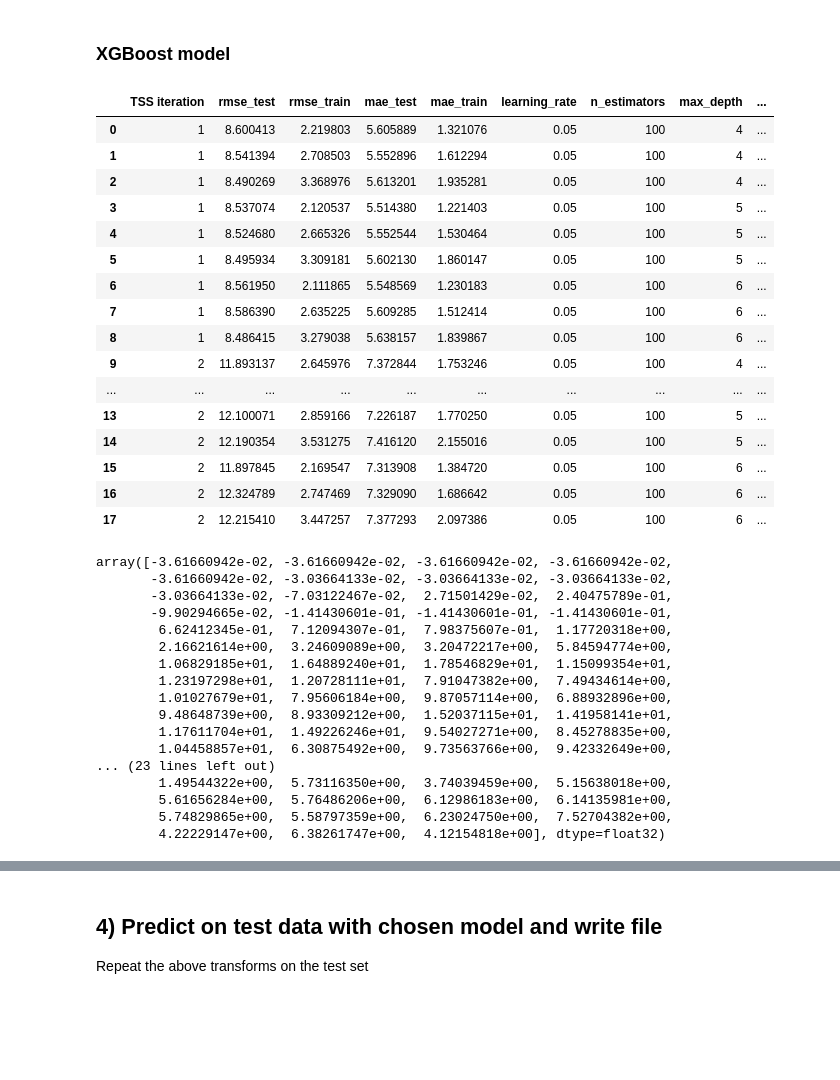
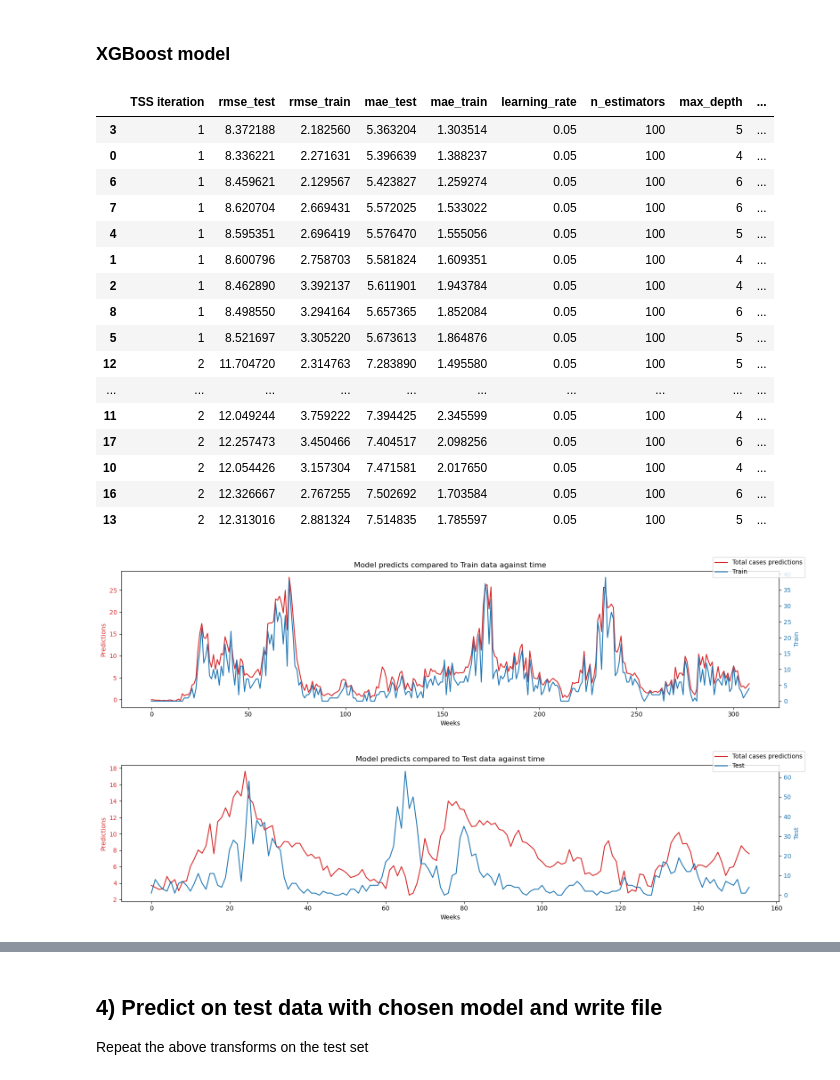
Before and after one commit to chepildev/Compet-DSR-one, a Jupyter notebook: Presentation.ipynb, the cells around one changed output, grey strips where cells are left out. Drawn from its saved outputs; the diff is of its cells as text; code cells hidden in the pictures; blank space fills up the shorter version.

```diff
--- a/Presentation.ipynb
+++ b/Presentation.ipynb
@@ -242,49 +242,42 @@ feature_importances.sort_values(ascending=False).plot.bar()
 # %%
 # XG boost model for iq
 X, y = X_iq, y_iq
-score, plots = tm.xg_model(X, y)
-score
+score_iq, plots_iq = tm.xg_model(X, y)
+score_iq.sort_values(by='mae_test', ascending=True)
 # %% [output]
 |  | TSS iteration | rmse_test | rmse_train | mae_test | mae_train | learning_rate | n_estimators | max_depth | ... |
-| 0 | 1 | 8.600413 | 2.219803 | 5.605889 | 1.321076 | 0.05 | 100 | 4 | ... |
-| 1 | 1 | 8.541394 | 2.708503 | 5.552896 | 1.612294 | 0.05 | 100 | 4 | ... |
-| 2 | 1 | 8.490269 | 3.368976 | 5.613201 | 1.935281 | 0.05 | 100 | 4 | ... |
-| 3 | 1 | 8.537074 | 2.120537 | 5.514380 | 1.221403 | 0.05 | 100 | 5 | ... |
-| 4 | 1 | 8.524680 | 2.665326 | 5.552544 | 1.530464 | 0.05 | 100 | 5 | ... |
-| 5 | 1 | 8.495934 | 3.309181 | 5.602130 | 1.860147 | 0.05 | 100 | 5 | ... |
-| 6 | 1 | 8.561950 | 2.111865 | 5.548569 | 1.230183 | 0.05 | 100 | 6 | ... |
-| 7 | 1 | 8.586390 | 2.635225 | 5.609285 | 1.512414 | 0.05 | 100 | 6 | ... |
-| 8 | 1 | 8.486415 | 3.279038 | 5.638157 | 1.839867 | 0.05 | 100 | 6 | ... |
-| 9 | 2 | 11.893137 | 2.645976 | 7.372844 | 1.753246 | 0.05 | 100 | 4 | ... |
+| 3 | 1 | 8.372188 | 2.182560 | 5.363204 | 1.303514 | 0.05 | 100 | 5 | ... |
+| 0 | 1 | 8.336221 | 2.271631 | 5.396639 | 1.388237 | 0.05 | 100 | 4 | ... |
+| 6 | 1 | 8.459621 | 2.129567 | 5.423827 | 1.259274 | 0.05 | 100 | 6 | ... |
+| 7 | 1 | 8.620704 | 2.669431 | 5.572025 | 1.533022 | 0.05 | 100 | 6 | ... |
+| 4 | 1 | 8.595351 | 2.696419 | 5.576470 | 1.555056 | 0.05 | 100 | 5 | ... |
+| 1 | 1 | 8.600796 | 2.758703 | 5.581824 | 1.609351 | 0.05 | 100 | 4 | ... |
+| 2 | 1 | 8.462890 | 3.392137 | 5.611901 | 1.943784 | 0.05 | 100 | 4 | ... |
+| 8 | 1 | 8.498550 | 3.294164 | 5.657365 | 1.852084 | 0.05 | 100 | 6 | ... |
+| 5 | 1 | 8.521697 | 3.305220 | 5.673613 | 1.864876 | 0.05 | 100 | 5 | ... |
+| 12 | 2 | 11.704720 | 2.314763 | 7.283890 | 1.495580 | 0.05 | 100 | 5 | ... |
 | ... | ... | ... | ... | ... | ... | ... | ... | ... | ... |
-| 13 | 2 | 12.100071 | 2.859166 | 7.226187 | 1.770250 | 0.05 | 100 | 5 | ... |
-| 14 | 2 | 12.190354 | 3.531275 | 7.416120 | 2.155016 | 0.05 | 100 | 5 | ... |
-| 15 | 2 | 11.897845 | 2.169547 | 7.313908 | 1.384720 | 0.05 | 100 | 6 | ... |
-| 16 | 2 | 12.324789 | 2.747469 | 7.329090 | 1.686642 | 0.05 | 100 | 6 | ... |
-| 17 | 2 | 12.215410 | 3.447257 | 7.377293 | 2.097386 | 0.05 | 100 | 6 | ... |
+| 11 | 2 | 12.049244 | 3.759222 | 7.394425 | 2.345599 | 0.05 | 100 | 4 | ... |
+| 17 | 2 | 12.257473 | 3.450466 | 7.404517 | 2.098256 | 0.05 | 100 | 6 | ... |
+| 10 | 2 | 12.054426 | 3.157304 | 7.471581 | 2.017650 | 0.05 | 100 | 4 | ... |
+| 16 | 2 | 12.326667 | 2.767255 | 7.502692 | 1.703584 | 0.05 | 100 | 6 | ... |
+| 13 | 2 | 12.313016 | 2.881324 | 7.514835 | 1.785597 | 0.05 | 100 | 5 | ... |
 # %%
-y_pred = plots[0]['pred_train']
-y = plots[0]['y_train']
+row = 12
+y_pred = plots_iq[row]['pred_train']
+y = plots_iq[row]['y_train']
 test_or_train = 'Train'
-dv.plot_train_test(data, y, feature:, test_or_train=test_or_train)
+dv.plot_train_test(y_pred, y, test_or_train=test_or_train)
 # %% [output]
-array([-3.61660942e-02, -3.61660942e-02, -3.61660942e-02, -3.61660942e-02,
-       -3.61660942e-02, -3.03664133e-02, -3.03664133e-02, -3.03664133e-02,
-       -3.03664133e-02, -7.03122467e-02,  2.71501429e-02,  2.40475789e-01,
-       -9.90294665e-02, -1.41430601e-01, -1.41430601e-01, -1.41430601e-01,
-        6.62412345e-01,  7.12094307e-01,  7.98375607e-01,  1.17720318e+00,
-        2.16621614e+00,  3.24609089e+00,  3.20472217e+00,  5.84594774e+00,
-        1.06829185e+01,  1.64889240e+01,  1.78546829e+01,  1.15099354e+01,
-        1.23197298e+01,  1.20728111e+01,  7.91047382e+00,  7.49434614e+00,
-        1.01027679e+01,  7.95606184e+00,  9.87057114e+00,  6.88932896e+00,
-        9.48648739e+00,  8.93309212e+00,  1.52037115e+01,  1.41958141e+01,
-        1.17611704e+01,  1.49226246e+01,  9.54027271e+00,  8.45278835e+00,
-        1.04458857e+01,  6.30875492e+00,  9.73563766e+00,  9.42332649e+00,
-... (23 lines left out)
-        1.49544322e+00,  5.73116350e+00,  3.74039459e+00,  5.15638018e+00,
-        5.61656284e+00,  5.76486206e+00,  6.12986183e+00,  6.14135981e+00,
-        5.74829865e+00,  5.58797359e+00,  6.23024750e+00,  7.52704382e+00,
-        4.22229147e+00,  6.38261747e+00,  4.12154818e+00], dtype=float32)
+[figure, added]
+# %%
+row = 12
+y_pred = plots_iq[row]['pred_test']
+y = plots_iq[row]['y_test']
+test_or_train = 'Test'
+dv.plot_train_test(y_pred, y, test_or_train=test_or_train)
+# %% [output]
+[figure, added]
 # %%
 # XG boost model for sj
 X, y = X_sj, y_sj
```
Also changed, not shown: parts of 20 cells of this notebook.
